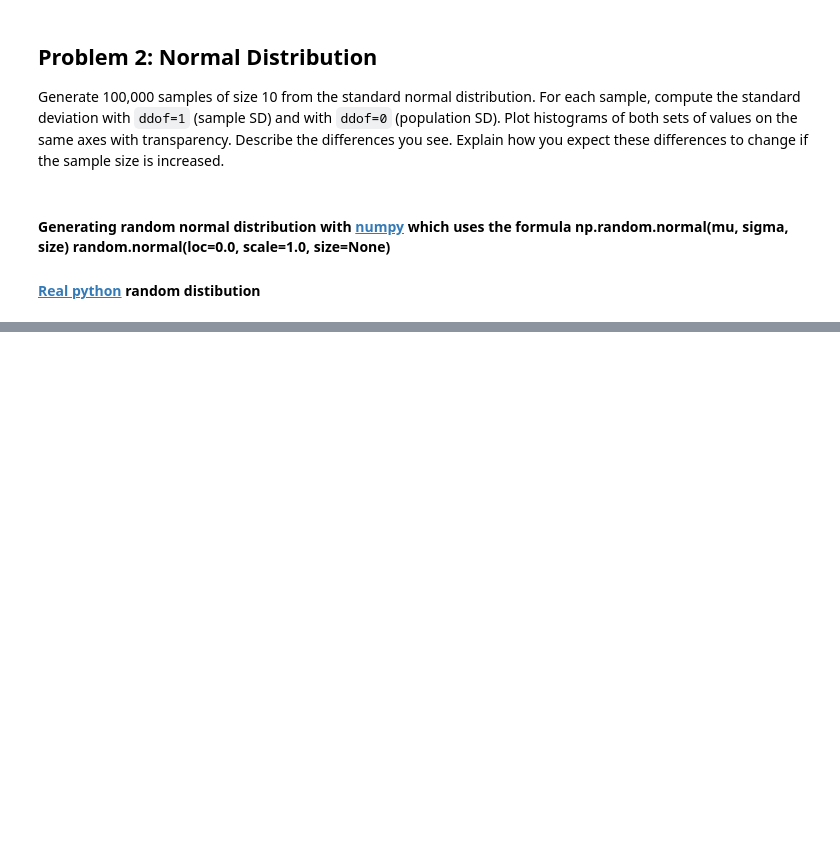
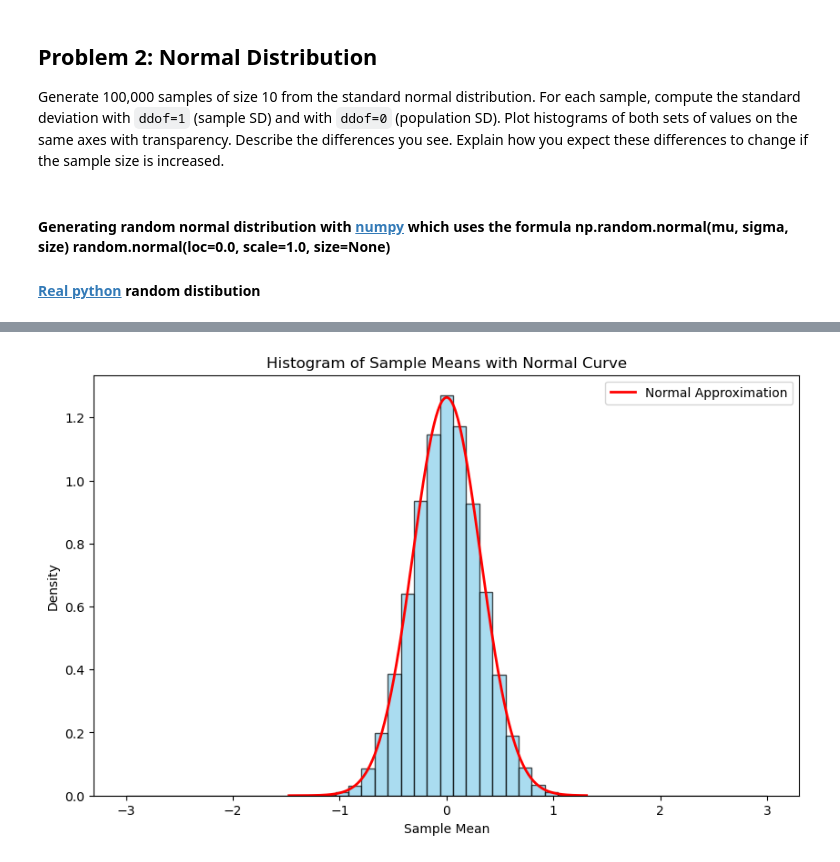
Before and after one commit to Gtalen/applied-statistics, a Jupyter notebook: problems.ipynb, the cells around one changed output, grey strips where cells are left out. Cells and saved outputs as stored; diff of their text form; code cells hidden in the pictures; blank space fills up the shorter version.

```diff
--- a/problems.ipynb
+++ b/problems.ipynb
@@ -343,0 +335,25 @@ array([ 0.02780449,  0.0466153 , -0.35758435, ...,  0.28800012,
+# %%
+# Creating a histogram of the sample means
+fig, ax = plt.subplots(figsize=(10, 6))
+
+ax.hist(sample_means, color='skyblue', edgecolor='black', alpha=0.7, density=True, bins=np.linspace(-3, 3, 50))
+
+# Compute mean and SD of the sample means
+mean = sample_means.mean()
+std = sample_means.std()
+
+# X values for overlay line
+x = np.linspace(sample_means.min(), sample_means.max(), 500)
+
+# Overlay normal curve
+ax.plot(x, stats.norm.pdf(x, mean, std), 'r-', linewidth=2,
+        label='Normal Approximation')
+
+ax.set_title('Histogram of Sample Means with Normal Curve')
+ax.set_xlabel('Sample Mean')
+ax.set_ylabel('Density')
+ax.legend()
+
+plt.show()
+# %% [output]
+[figure, added]
```
Also changed, not shown: parts of 23 cells of this notebook.
